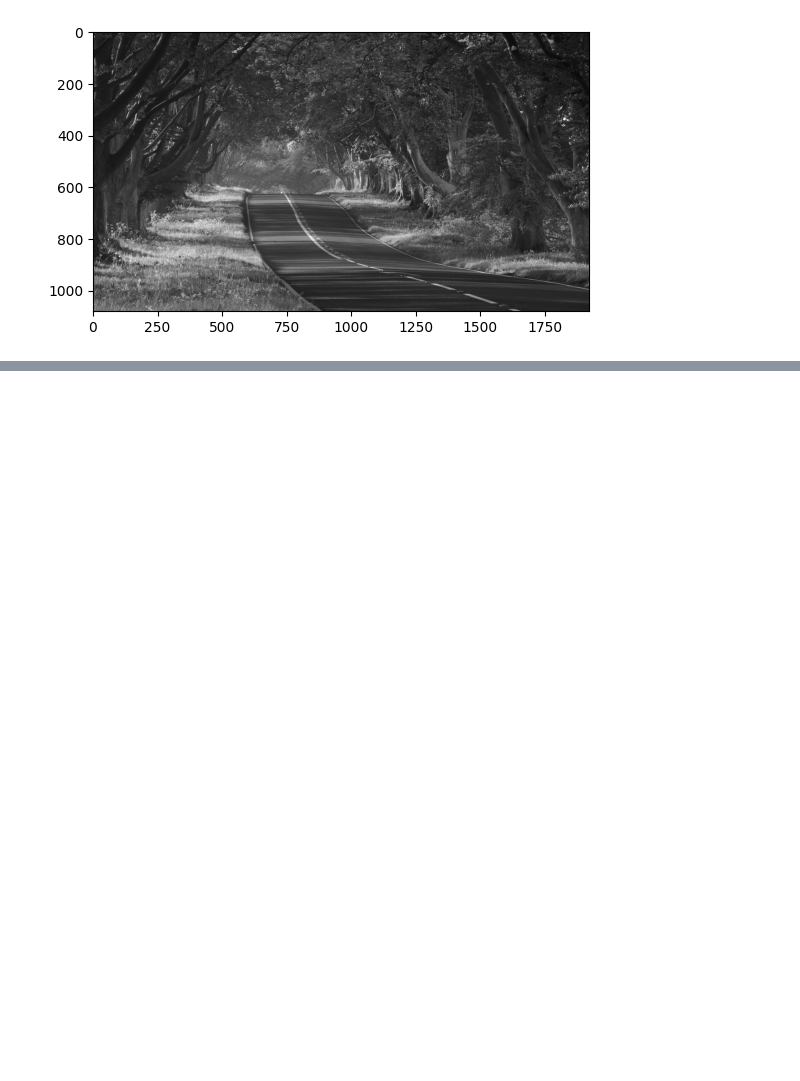
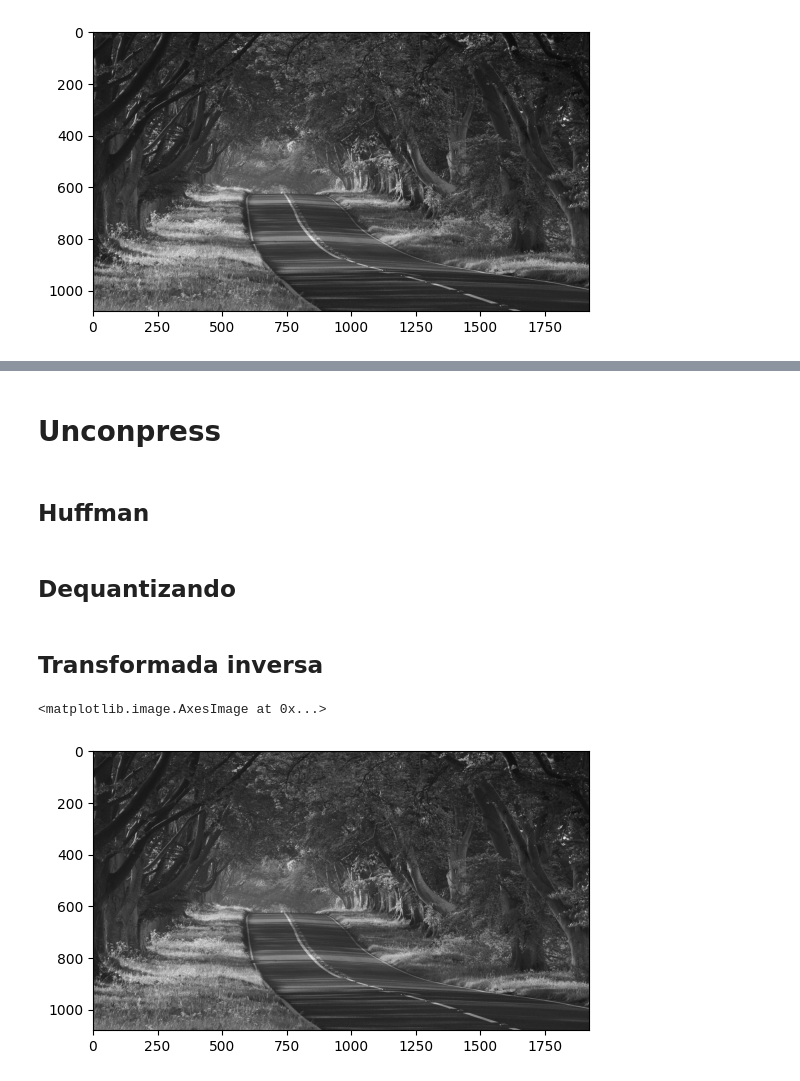
Before and after one commit to Ga-Alves/compressor_de_imagens, a Jupyter notebook: TP1.ipynb, the cells around one changed output, grey strips where cells are left out. Saved outputs shown, nothing was run; the diff lists cells and outputs as text; code cells hidden in the pictures; blank space fills up the shorter version.

```diff
--- a/TP1.ipynb
+++ b/TP1.ipynb
@@ -156,5 +12,0 @@ plt.hist(Y)
-# %%
-img_rec = np.zeros(img.shape)
-for u in range(U):
-    for v in range(V):
-        img_rec[u*8 : u*8 + 8, v*8 : v*8 + 8] = idct(idct(Y_quant[u*8 : u*8 + 8, v*8 : v*8 + 8], axis=0, norm='ortho'), axis=1, norm='ortho')
@@ -195,0 +75,3 @@ plt.hist(img_rec)
+# %%
+Y = DCT(img)
+plt.hist(Y)
@@ -195,0 +99,3 @@ plt.hist(img_rec)
+# %%
+Y_quant = quant_DCT(Y)
+plt.hist(Y_quant)
@@ -195,0 +120,17 @@ plt.hist(img_rec)
+# %% [markdown]
+# Unconpress
+# %% [markdown]
+## Huffman
+# %% [markdown]
+## Dequantizando
+# %%
+
+Y_dequant = dequant_DCT(Y_quant)
+# %% [markdown]
+## Transformada inversa
+# %%
+img_rec = iDCT(Y_dequant)
+plt.imshow((img_rec), cmap='gray')
+# %% [output]
+<matplotlib.image.AxesImage at 0x...>
+[figure, added]
```
Also changed, not shown: parts of 29 cells of this notebook.
